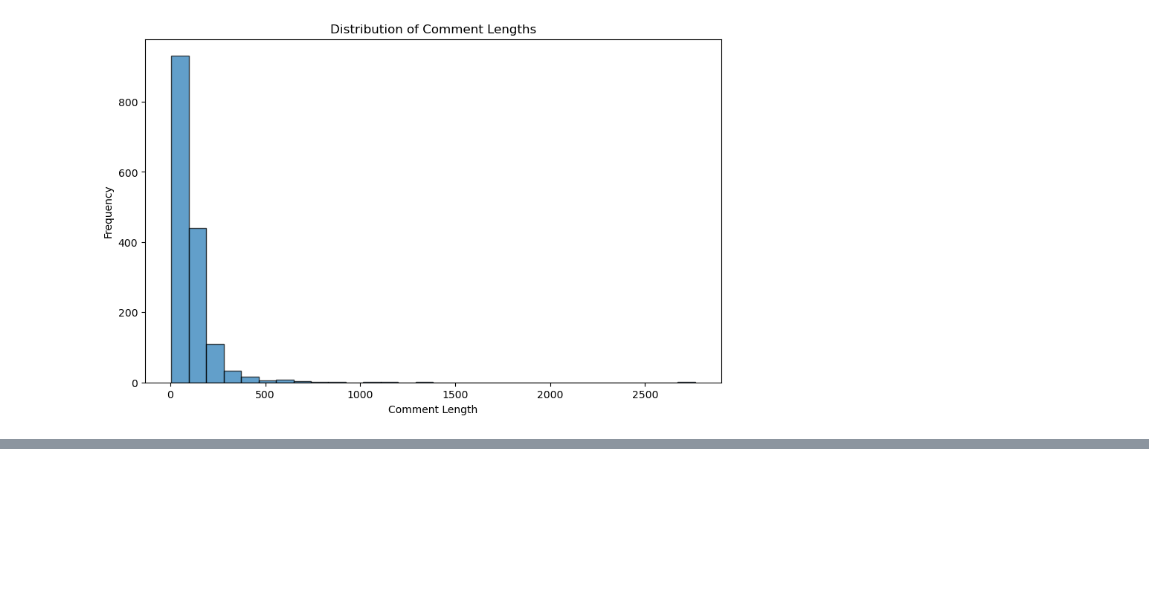
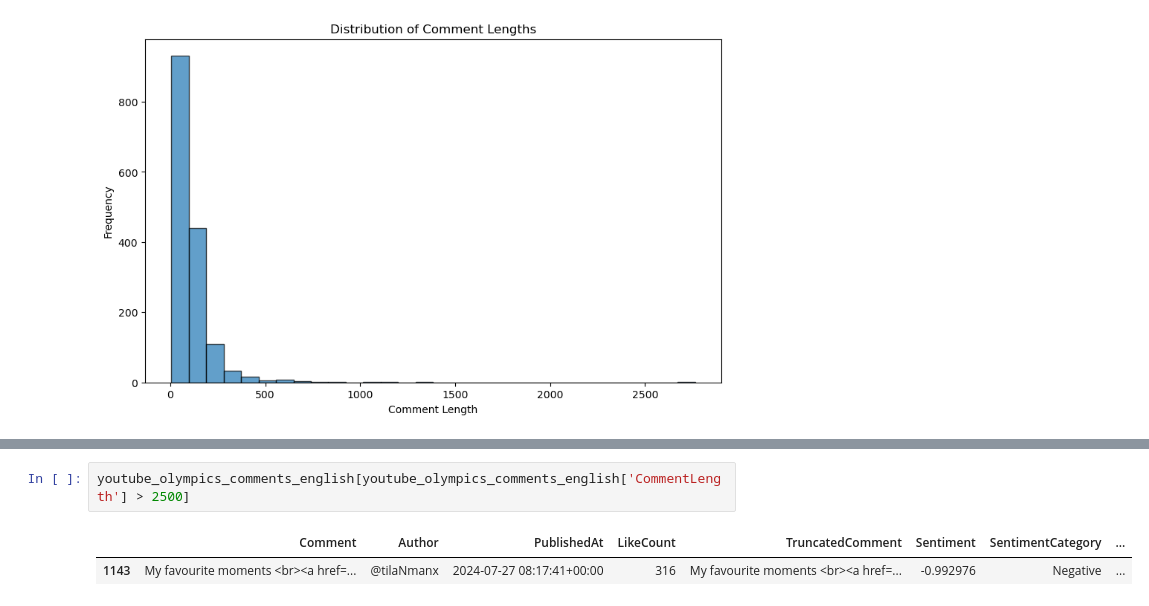
Before and after one commit to gabriela5rova/DS_Various, a Jupyter notebook: Exercises/Olympics Opening Youtube Comments/Exploratory analysis Youtube Olympics Opening Video.ipynb, the cells around one changed output, grey strips where cells are left out. Saved outputs shown, nothing was run; the diff lists cells and outputs as text; blank space fills up the shorter version.

```diff
--- a/Exercises/Olympics Opening Youtube Comments/Exploratory analysis Youtube Olympics Opening Video.ipynb
+++ b/Exercises/Olympics Opening Youtube Comments/Exploratory analysis Youtube Olympics Opening Video.ipynb
@@ -422,0 +434,5 @@ plt.show()
+# %%
+youtube_olympics_comments_english[youtube_olympics_comments_english['CommentLength'] > 2500]
+# %% [output]
+|  | Comment | Author | PublishedAt | LikeCount | TruncatedComment | Sentiment | SentimentCategory | ... |
+| 1143 | My favourite moments <br><a href=... | @tilaNmanx | 2024-07-27 08:17:41+00:00 | 316 | My favourite moments <br><a href=... | -0.992976 | Negative | ... |
```
Also changed, not shown: parts of 6 cells of this notebook.
